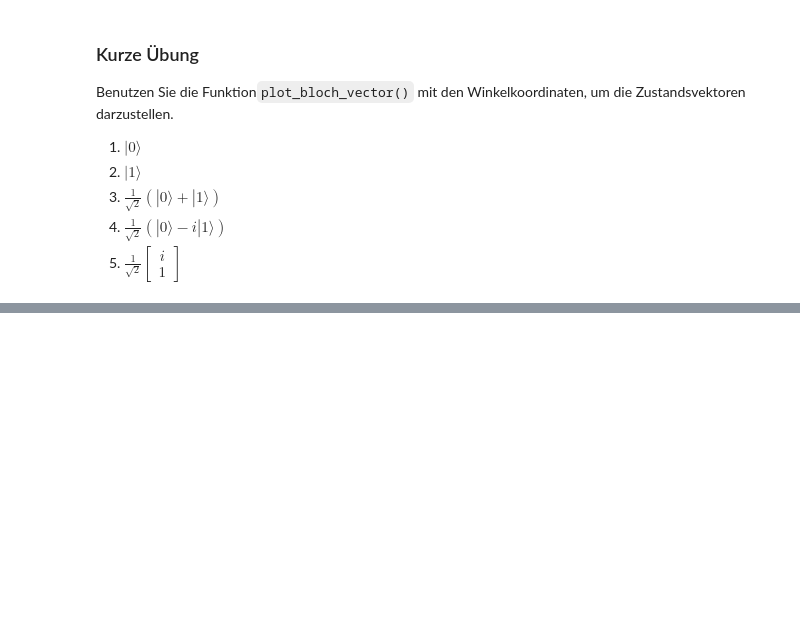
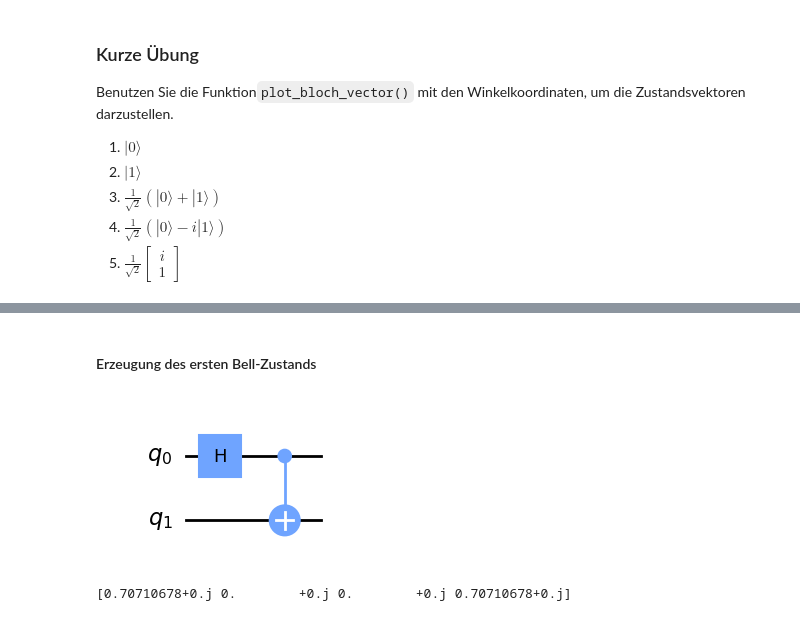
Before and after one commit to rubinhm/JupyterNBs, a Jupyter notebook: Jupyter Notebooks/1. Darstellung-von-Qubits.ipynb, the cells around one changed output, grey strips where cells are left out. Drawn from its saved outputs; the diff is of its cells as text; code cells hidden in the pictures; blank space fills up the shorter version.

```diff
--- a/Jupyter Notebooks/1. Darstellung-von-Qubits.ipynb
+++ b/Jupyter Notebooks/1. Darstellung-von-Qubits.ipynb
@@ -424,0 +493,15 @@ Benutzen Sie die Funktion`plot_bloch_vector()` mit den Winkelkoordinaten, um die
+# %% [markdown]
+#### Erzeugung des ersten Bell-Zustands
+# %%
+circuit = QuantumCircuit(2)
+circuit.h(0) # Hadamard gate
+circuit.cx(0,1) # CNOT gate
+circuit.draw('mpl')
+# %% [output]
+[figure, added]
+# %%
+job = execute(circuit, backend)
+result = job.result().get_statevector()#Extraktion des Zustandsvektors
+print(result)# Ausgabe des Zustandsvektors als Zeilenvektor mit vier (komplexen) Komponenten
+# %% [output]
+[0.70710678+0.j 0.        +0.j 0.        +0.j 0.70710678+0.j]
```
Also changed, not shown: parts of 27 cells of this notebook.
